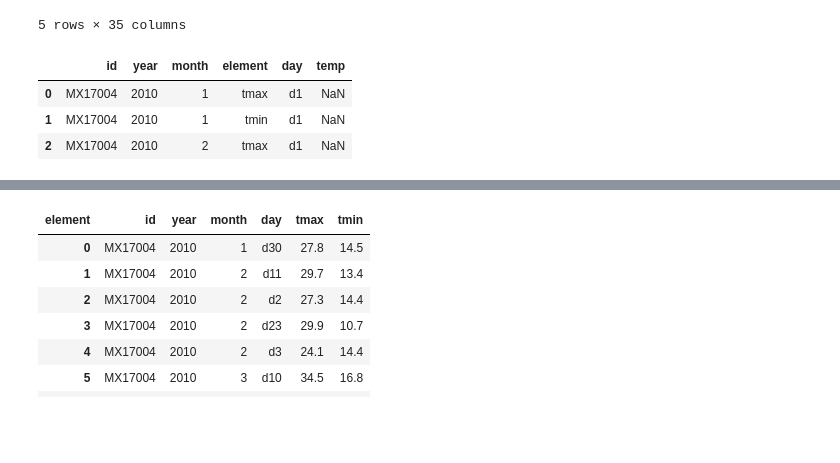
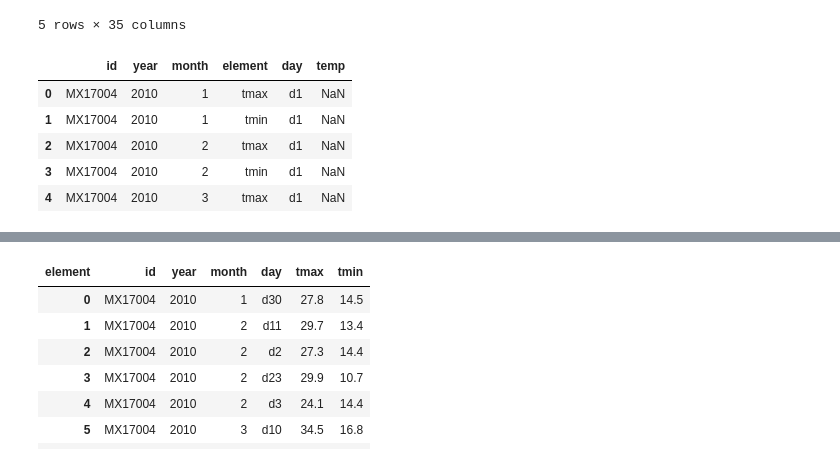
Before and after one commit to CHYHEE/Python, a Jupyter notebook: lesson_pandas_5.ipynb, the cells around one changed output, grey strips where cells are left out. Cells and saved outputs as stored; diff of their text form; code cells hidden in the pictures; blank space fills up the shorter version.

```diff
--- a/lesson_pandas_5.ipynb
+++ b/lesson_pandas_5.ipynb
@@ -199,12 +191,14 @@ weather_melt = pd.melt(weather,
                        id_vars=['id','year','month','element'],
                        var_name='day', value_name='temp')
 # %%
-weather_melt.head(3)
+weather_melt.head(5)
 # %% [output]
 |  | id | year | month | element | day | temp |
 | 0 | MX17004 | 2010 | 1 | tmax | d1 | NaN |
 | 1 | MX17004 | 2010 | 1 | tmin | d1 | NaN |
 | 2 | MX17004 | 2010 | 2 | tmax | d1 | NaN |
+| 3 | MX17004 | 2010 | 2 | tmin | d1 | NaN |
+| 4 | MX17004 | 2010 | 3 | tmax | d1 | NaN |
 # %%
 weather_tidy = weather_melt.pivot_table(index=['id','year','month','day'],
                              columns='element',values='temp')
```
Also changed, not shown: parts of 60 cells of this notebook.
